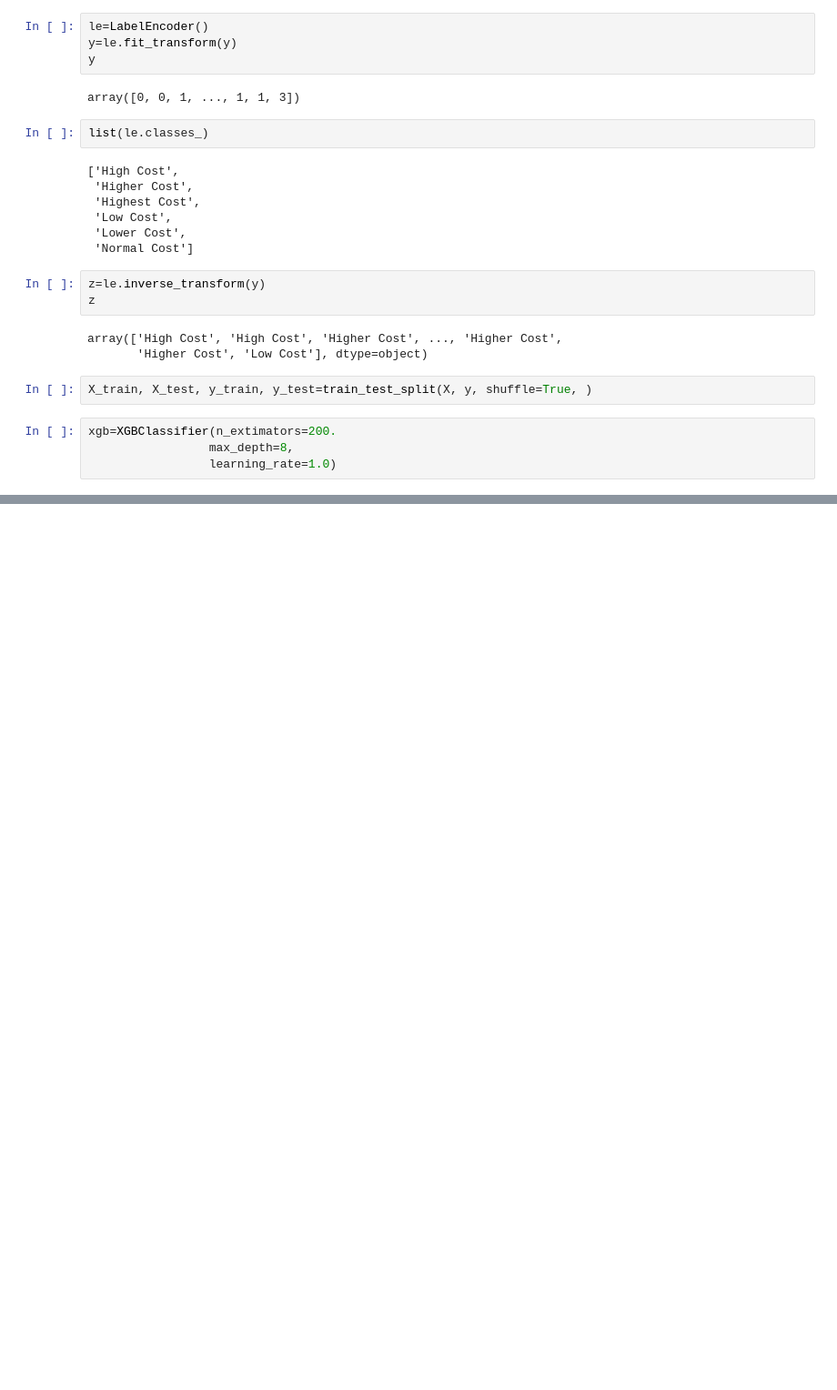
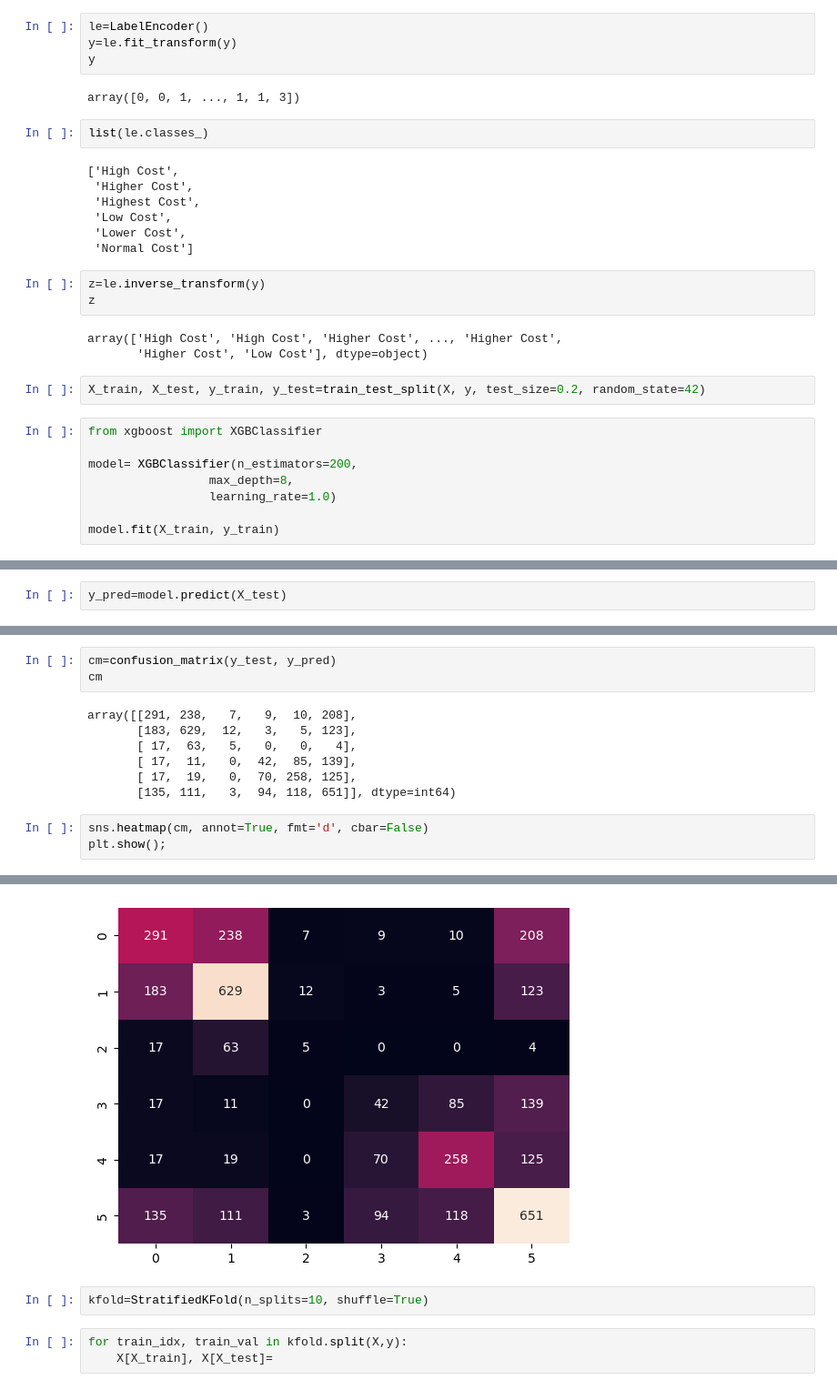
Before and after one commit to Njaramba-Riri/expenditure-prediction, a Jupyter notebook: XGBoost.ipynb, the cells around one changed output, grey strips where cells are left out. Shown: that part at 91% size. Drawn from its saved outputs; the diff is of its cells as text; blank space fills up the shorter version.

```diff
--- a/XGBoost.ipynb
+++ b/XGBoost.ipynb
@@ -54,8 +54,12 @@ z
 array(['High Cost', 'High Cost', 'Higher Cost', ..., 'Higher Cost',
        'Higher Cost', 'Low Cost'], dtype=object)
 # %%
-X_train, X_test, y_train, y_test=train_test_split(X, y, shuffle=True, )
+X_train, X_test, y_train, y_test=train_test_split(X, y, test_size=0.2, random_state=42)
 # %%
-xgb=XGBClassifier(n_extimators=200.
+from xgboost import XGBClassifier
+
+model= XGBClassifier(n_estimators=200,
                  max_depth=8,
                  learning_rate=1.0)
+
+model.fit(X_train, y_train)
@@ -61,0 +78,2 @@ xgb=XGBClassifier(n_extimators=200.
+# %%
+y_pred=model.predict(X_test)
@@ -61,0 +95,14 @@ xgb=XGBClassifier(n_extimators=200.
+# %%
+cm=confusion_matrix(y_test, y_pred)
+cm
+# %% [output]
+array([[291, 238,   7,   9,  10, 208],
+       [183, 629,  12,   3,   5, 123],
+       [ 17,  63,   5,   0,   0,   4],
+       [ 17,  11,   0,  42,  85, 139],
+       [ 17,  19,   0,  70, 258, 125],
+       [135, 111,   3,  94, 118, 651]], dtype=int64)
+# %%
+sns.heatmap(cm, annot=True, fmt='d', cbar=False)
+plt.show();
+# %% [output]
@@ -61,0 +111,6 @@ xgb=XGBClassifier(n_extimators=200.
+[figure, added]
+# %%
+kfold=StratifiedKFold(n_splits=10, shuffle=True)
+# %%
+for train_idx, train_val in kfold.split(X,y):
+    X[X_train], X[X_test]=
```
Also changed, not shown: parts of 3 cells of this notebook.
